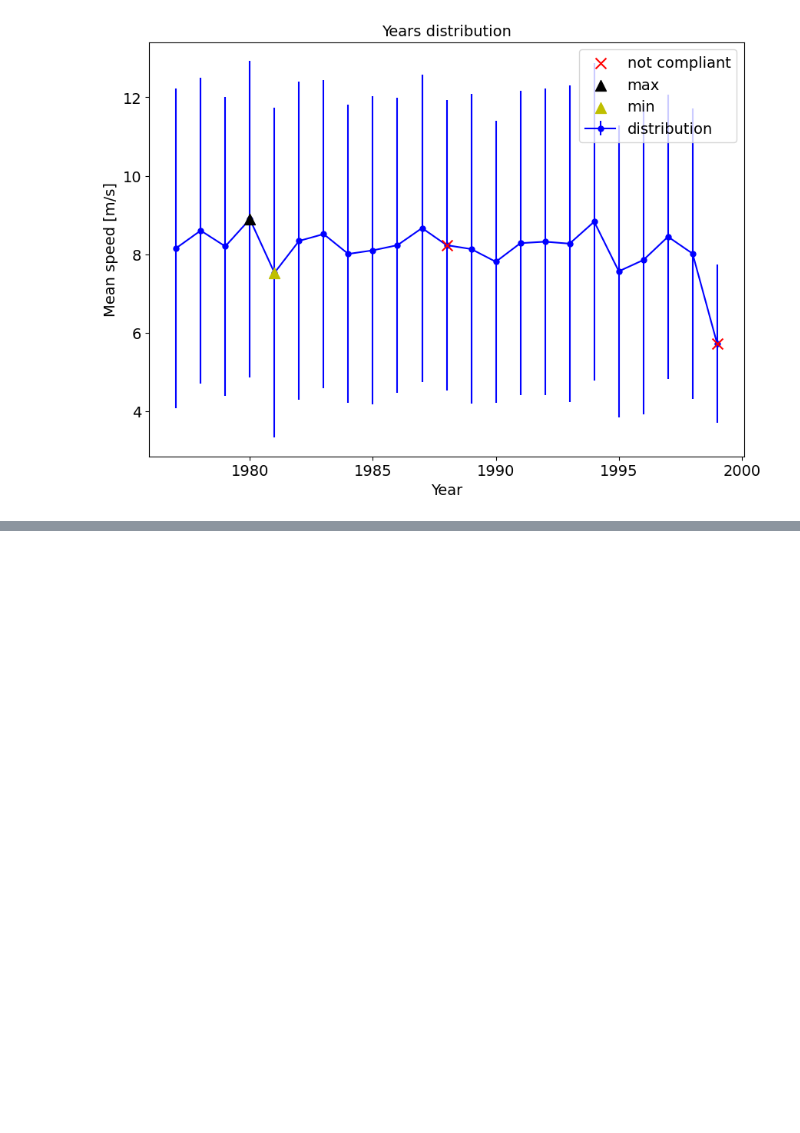
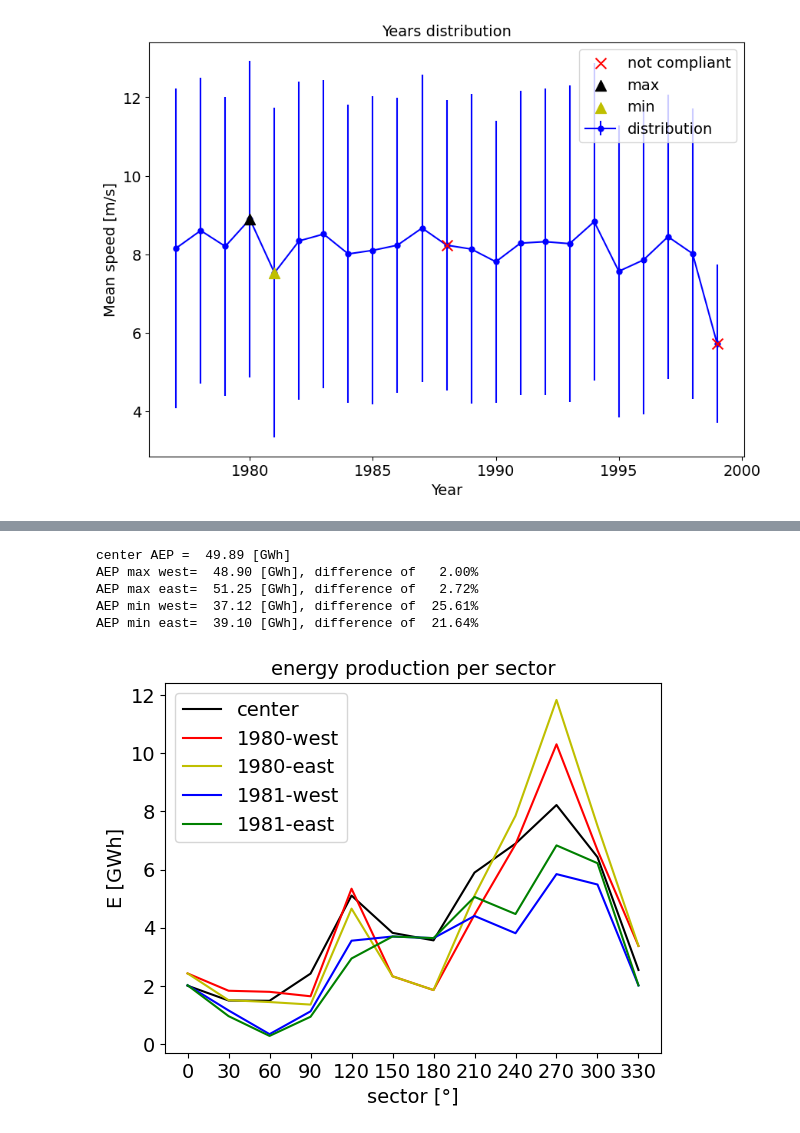
Before and after one commit to nicolaquaia/micrometereology, a Jupyter notebook: 04/assignment4_notebook.ipynb, the cells around one changed output, grey strips where cells are left out. Cells and saved outputs as stored; diff of their text form; code cells hidden in the pictures; blank space fills up the shorter version.

```diff
--- a/04/assignment4_notebook.ipynb
+++ b/04/assignment4_notebook.ipynb
@@ -461,3 +459,61 @@ computed AEP least windy =  40.15 [GWh]
+# %%
+# AEP of most and least windy years at west and east
+# most: 1980
+# least: 1981
+
+V_array_max = np.array(velocity_by_year[1980])
+dir_array_max = np.array(direction_by_year[1980])
+time_array_max = np.array(time_by_year[1980])
+
+data_max = divide_in_sector(velocity=V_array_max, direction=dir_array_max, time=time_array_max)
+data_max_west =  transfer_wind(land_direction=land_west, data=data_max, k=k, fc=fc, A=A, B=B, z0water=z0water, z0land=z0land)
+AEP_max_west, E_max_west =  compute_AEP(data_sector=data_max_west, Prated=Prated, Urp=Urp, Ucutoff=Ucutoff, T =T, Umax=Umax, num=num1)
+
+data_max_east =  transfer_wind(land_direction=land_east, data=data_max, k=k, fc=fc, A=A, B=B, z0water=z0water, z0land=z0land)
+AEP_max_east, E_max_east =  compute_AEP(data_sector=data_max_east, Prated=Prated, Urp=Urp, Ucutoff=Ucutoff, T =T, Umax=Umax, num=num1)
+
+
+V_array_min = np.array(velocity_by_year[1981])
+dir_array_min = np.array(direction_by_year[1981])
+time_array_min = np.array(time_by_year[1981])
+
+data_min = divide_in_sector(velocity=V_array_min, direction=dir_array_min, time=time_array_min)
+data_min_west =  transfer_wind(land_direction=land_west, data=data_min, k=k, fc=fc, A=A, B=B, z0water=z0water, z0land=z0land)
+AEP_min_west, E_min_west =  compute_AEP(data_sector=data_min_west, Prated=Prated, Urp=Urp, Ucutoff=Ucutoff, T =T, Umax=Umax, num=num1)
+
+data_min_east =  transfer_wind(land_direction=land_east, data=data_min, k=k, fc=fc, A=A, B=B, z0water=z0water, z0land=z0land)
+AEP_min_east, E_min_east =  compute_AEP(data_sector=data_min_east, Prated=Prated, Urp=Urp, Ucutoff=Ucutoff, T =T, Umax=Umax, num=num1)
+
+
+print(f'center AEP = {AEP_center/10**9:6.2f} [GWh]')
+print(f'AEP max west= {AEP_max_west/10**9:6.2f} [GWh], difference of {abs((AEP_center - AEP_max_west))/AEP_center*100:6.2f}%')
+print(f'AEP max east= {AEP_max_east/10**9:6.2f} [GWh], difference of {abs((AEP_center - AEP_max_east))/AEP_center*100:6.2f}%')
+print(f'AEP min west= {AEP_min_west/10**9:6.2f} [GWh], difference of {abs((AEP_center - AEP_min_west))/AEP_center*100:6.2f}%')
+print(f'AEP min east= {AEP_min_east/10**9:6.2f} [GWh], difference of {abs((AEP_center - AEP_min_east))/AEP_center*100:6.2f}%')
+
+
+
+plt.figure(3)
+plt.plot(direction, np.array(E_center)/10**9, color='k', label='center')
+plt.plot(direction, np.array(E_max_west)/10**9, color='r', label='1980-west')
+plt.plot(direction, np.array(E_max_east)/10**9, color='y', label='1980-east')
+plt.plot(direction, np.array(E_min_west)/10**9, color='b', label='1981-west')
+plt.plot(direction, np.array(E_min_east)/10**9, color='g', label='1981-east')
+plt.title('energy production per sector')
+plt.ylabel('E [GWh]')
+plt.xlabel('sector [°]')
+plt.xticks(ticks_position)
+
+plt.legend()
+
+plt.show()
+# %% [output]
+center AEP =  49.89 [GWh]
+AEP max west=  48.90 [GWh], difference of   2.00%
+AEP max east=  51.25 [GWh], difference of   2.72%
+AEP min west=  37.12 [GWh], difference of  25.61%
+AEP min east=  39.10 [GWh], difference of  21.64%
+[figure, added]
 # %%
 # effect of sprogo being tecnically on land
 
```
Also changed, not shown: parts of 11 cells of this notebook.
